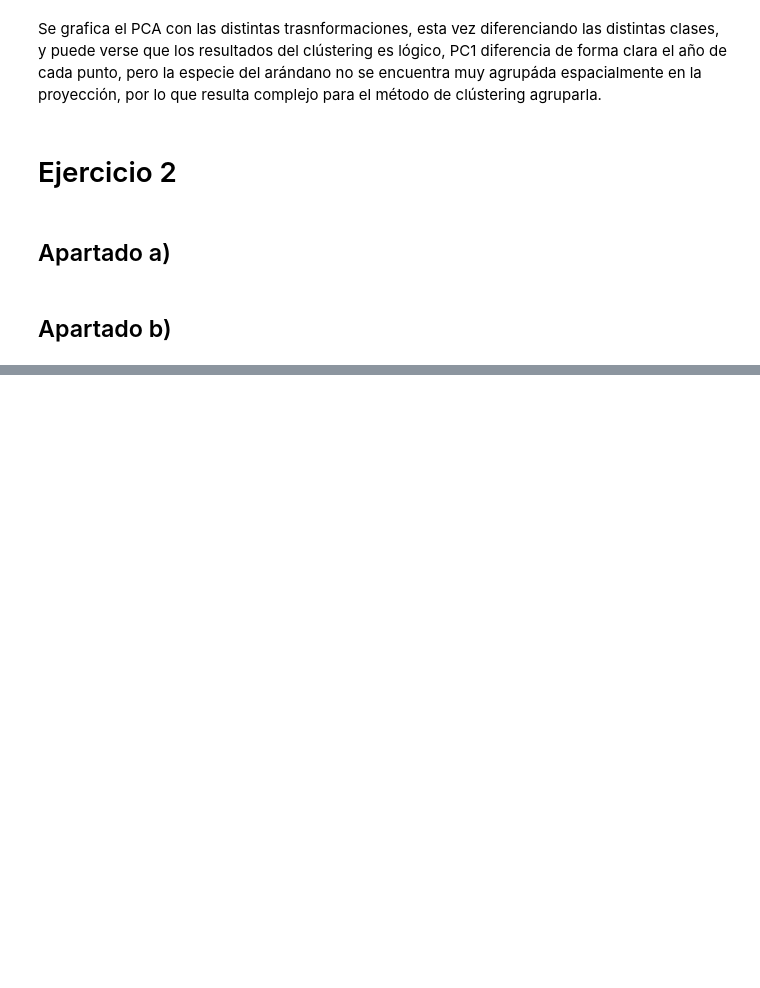
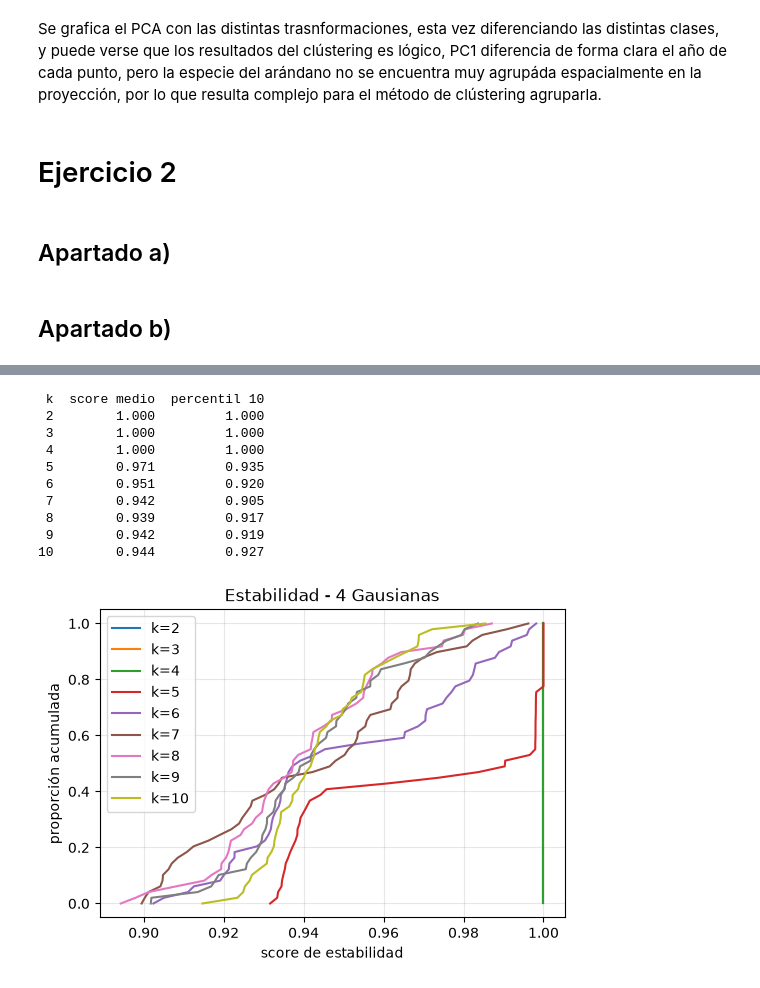
Before and after one commit to BrunoSpoletini/topicosMineriaDeDatos, a Jupyter notebook: tp3/TMD_TP3_Clustering.ipynb, the cells around one changed output, grey strips where cells are left out. Saved outputs shown, nothing was run; the diff lists cells and outputs as text; code cells hidden in the pictures; blank space fills up the shorter version.

```diff
--- a/tp3/TMD_TP3_Clustering.ipynb
+++ b/tp3/TMD_TP3_Clustering.ipynb
@@ -489,0 +515,18 @@ Estabilidad, score medio para cada k: [0.955 1.    0.97  0.909 0.944 0.94  0.948
+# %%
+np.random.seed(0)
+scores = estabilidad(X_gaus, m=50, f=0.8)
+print(pd.DataFrame({"k": range(2, 11), "score medio": scores.mean(axis=1),
+                    "percentil 10": np.percentile(scores, 10, axis=1)}).round(3).to_string(index=False))
+graficar_estabilidad(scores, "4 Gausianas")
+# %% [output]
+ k  score medio  percentil 10
+ 2        1.000         1.000
+ 3        1.000         1.000
+ 4        1.000         1.000
+ 5        0.971         0.935
+ 6        0.951         0.920
+ 7        0.942         0.905
+ 8        0.939         0.917
+ 9        0.942         0.919
+10        0.944         0.927
+[figure, added]
```
Also changed, not shown: parts of 32 cells of this notebook, 1 other file.
